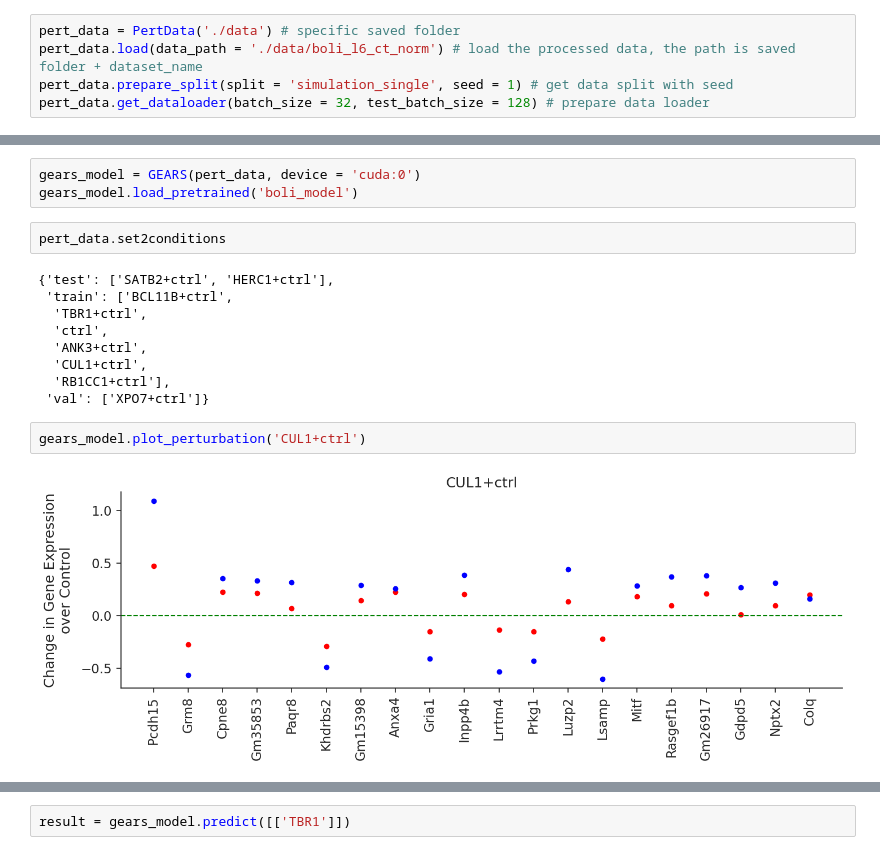
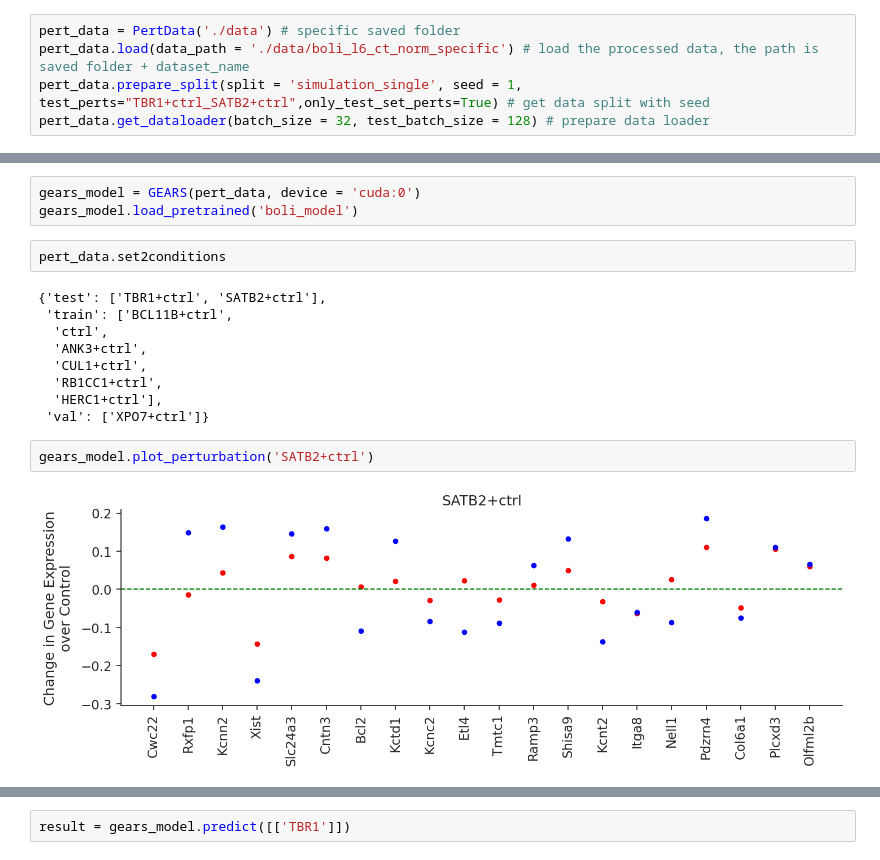
Before and after one commit to asunboi/GEARS, a Jupyter notebook: 0_boli/model_boli.ipynb, the cells around one changed output, grey strips where cells are left out. Saved outputs shown, nothing was run; the diff lists cells and outputs as text.

Commit message:
changed code to allow test_perts

```diff
--- a/0_boli/model_boli.ipynb
+++ b/0_boli/model_boli.ipynb
@@ -31,8 +31,8 @@ print(gears.__file__)
 Load data. We use norman as an example.
 # %%
 pert_data = PertData('./data') # specific saved folder
-pert_data.load(data_path = './data/boli_l6_ct_norm') # load the processed data, the path is saved folder + dataset_name
-pert_data.prepare_split(split = 'simulation_single', seed = 1) # get data split with seed
+pert_data.load(data_path = './data/boli_l6_ct_norm_specific') # load the processed data, the path is saved folder + dataset_name
+pert_data.prepare_split(split = 'simulation_single', seed = 1, test_perts="TBR1+ctrl_SATB2+ctrl",only_test_set_perts=True) # get data split with seed
 pert_data.get_dataloader(batch_size = 32, test_batch_size = 128) # prepare data loader
 # %% [output]
 Found local copy...
@@ -117,15 +115,15 @@ gears_model.load_pretrained('boli_model')
 # %%
 pert_data.set2conditions
 # %% [output]
-{'test': ['SATB2+ctrl', 'HERC1+ctrl'],
+{'test': ['TBR1+ctrl', 'SATB2+ctrl'],
  'train': ['BCL11B+ctrl',
-  'TBR1+ctrl',
   'ctrl',
   'ANK3+ctrl',
   'CUL1+ctrl',
-  'RB1CC1+ctrl'],
+  'RB1CC1+ctrl',
+  'HERC1+ctrl'],
  'val': ['XPO7+ctrl']}
 # %%
-gears_model.plot_perturbation('CUL1+ctrl')
+gears_model.plot_perturbation('SATB2+ctrl')
 # %% [output]
-[figure, old version]
+[figure, new version]
```
Also changed, not shown: parts of 8 cells of this notebook, 7 other files.
